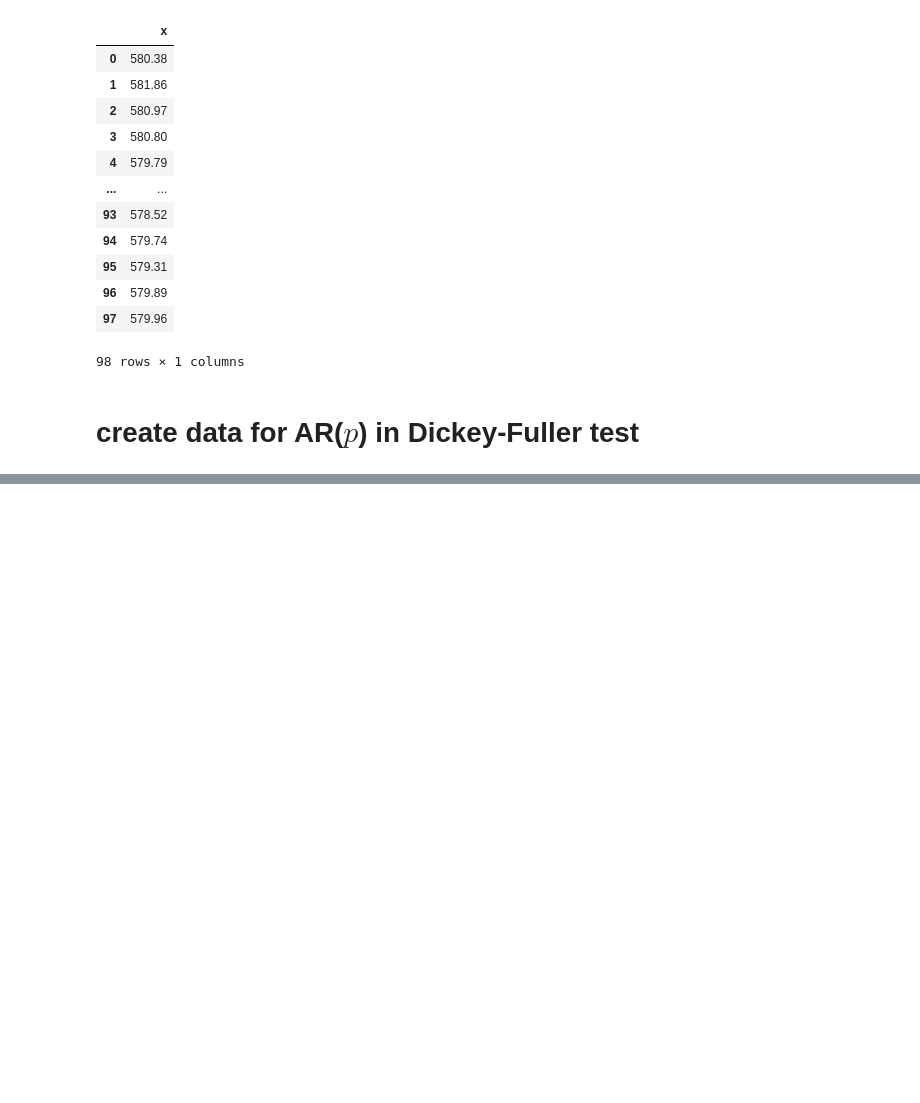
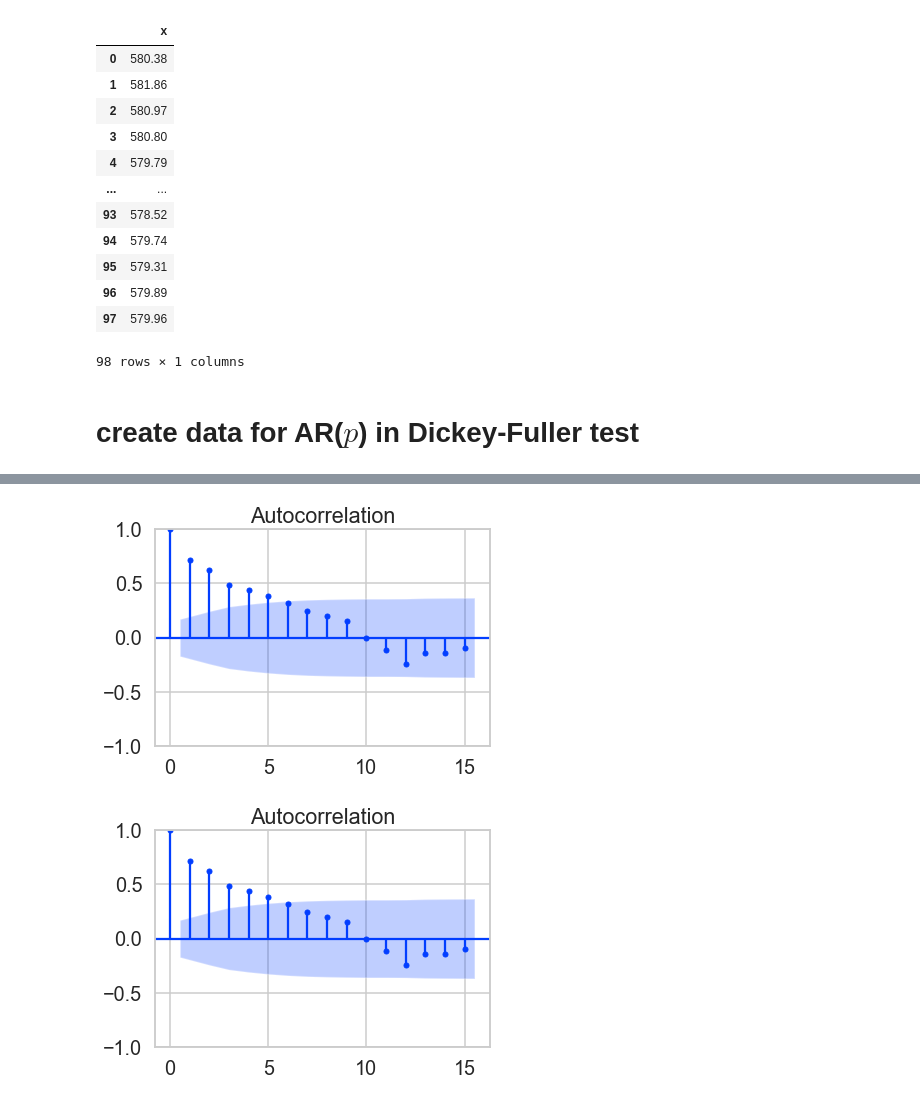
Before and after one commit to kpup1710/Time-Series, a Jupyter notebook: Assignment_12/dm.ipynb, the cells around one changed output, grey strips where cells are left out. Cells and saved outputs as stored; diff of their text form; code cells hidden in the pictures; blank space fills up the shorter version.

```diff
--- a/Assignment_12/dm.ipynb
+++ b/Assignment_12/dm.ipynb
@@ -49,0 +232,5 @@ a[1]
+# %%
+plot_acf(diff_logap-diff_logap.mean(), lags = 15)
+# %% [output]
+[figure, added]
+[figure, added]
```
Also changed, not shown: parts of 49 cells of this notebook.
